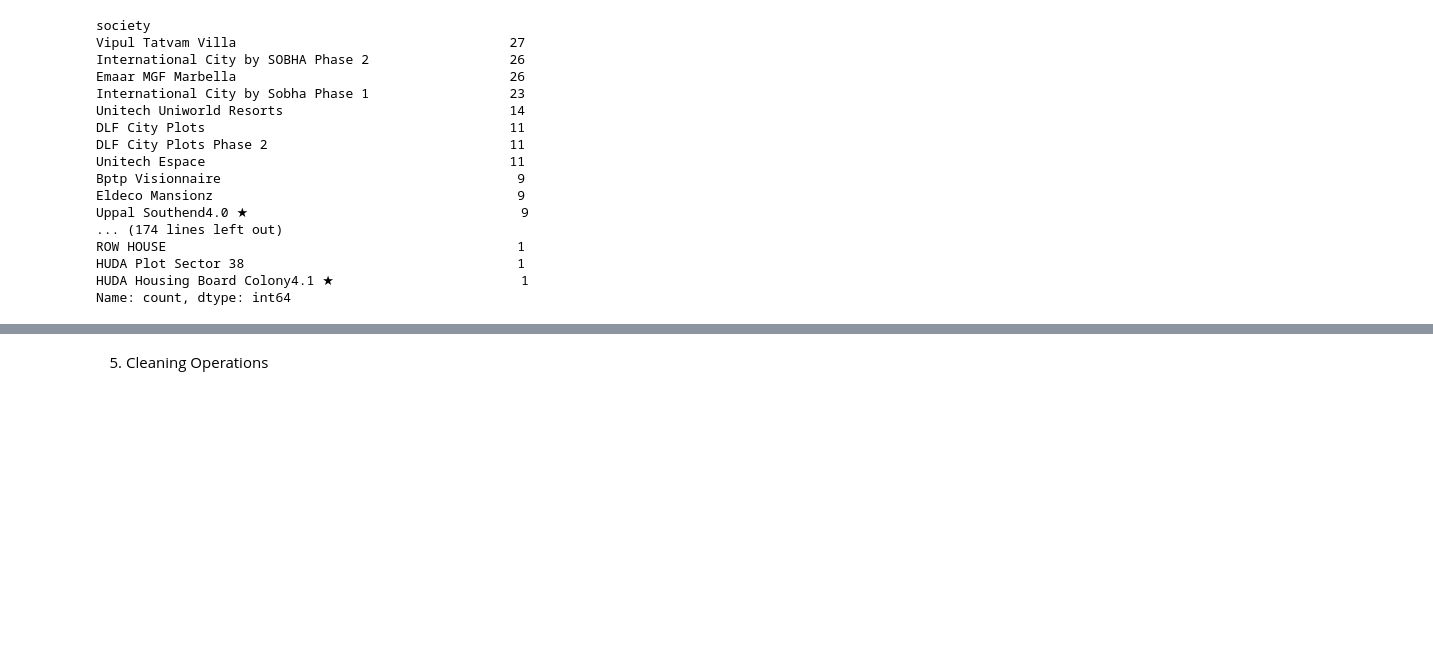
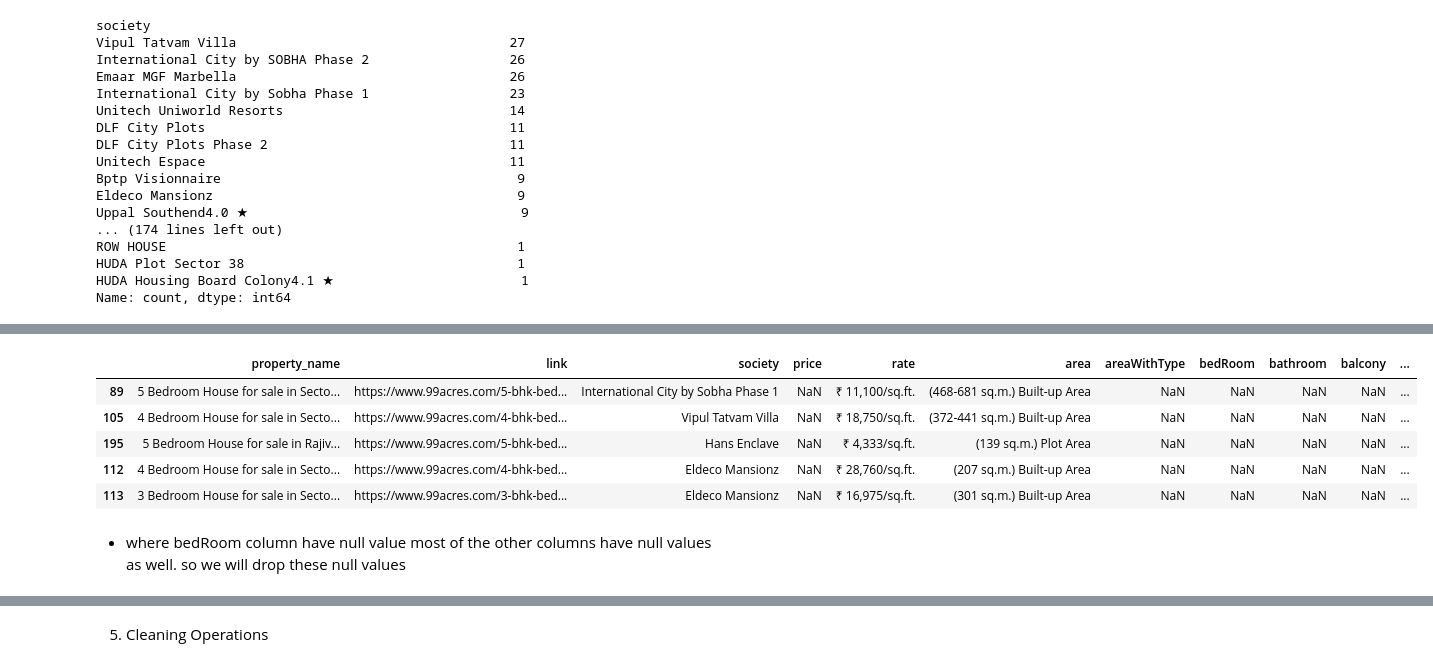
Before and after one commit to abhishek-saurav/real_estate_project, a Jupyter notebook: Data Cleaning/house_data_cleaning.ipynb, the cells around one changed output, grey strips where cells are left out. Drawn from its saved outputs; the diff is of its cells as text; code cells hidden in the pictures; blank space fills up the shorter version.

```diff
--- a/Data Cleaning/house_data_cleaning.ipynb
+++ b/Data Cleaning/house_data_cleaning.ipynb
@@ -157,0 +192,2 @@ Name: count, dtype: int64
+# %%
+df = df[df['price'] != 'Price on Request']
@@ -157,0 +293,17 @@ Name: count, dtype: int64
+# %%
+(
+    df[df
+    .bedRoom
+    .isnull()]
+    .sample(5)
+
+)
+# %% [output]
+|  | property_name | link | society | price | rate | area | areaWithType | bedRoom | bathroom | balcony | ... |
+| 89 | 5 Bedroom House for sale in Secto... | https://www.99acres.com/5-bhk-bed... | International City by Sobha Phase 1 | NaN | ₹ 11,100/sq.ft. | (468-681 sq.m.) Built-up Area | NaN | NaN | NaN | NaN | ... |
+| 105 | 4 Bedroom House for sale in Secto... | https://www.99acres.com/4-bhk-bed... | Vipul Tatvam Villa | NaN | ₹ 18,750/sq.ft. | (372-441 sq.m.) Built-up Area | NaN | NaN | NaN | NaN | ... |
+| 195 | 5 Bedroom House for sale in Rajiv... | https://www.99acres.com/5-bhk-bed... | Hans Enclave | NaN | ₹ 4,333/sq.ft. | (139 sq.m.) Plot Area | NaN | NaN | NaN | NaN | ... |
+| 112 | 4 Bedroom House for sale in Secto... | https://www.99acres.com/4-bhk-bed... | Eldeco Mansionz | NaN | ₹ 28,760/sq.ft. | (207 sq.m.) Built-up Area | NaN | NaN | NaN | NaN | ... |
+| 113 | 3 Bedroom House for sale in Secto... | https://www.99acres.com/3-bhk-bed... | Eldeco Mansionz | NaN | ₹ 16,975/sq.ft. | (301 sq.m.) Built-up Area | NaN | NaN | NaN | NaN | ... |
+# %% [markdown]
+- where bedRoom column have null value most of the other columns have null values as well. so we will drop these null values
```
Also changed, not shown: parts of 19 cells of this notebook, 5 other files.
